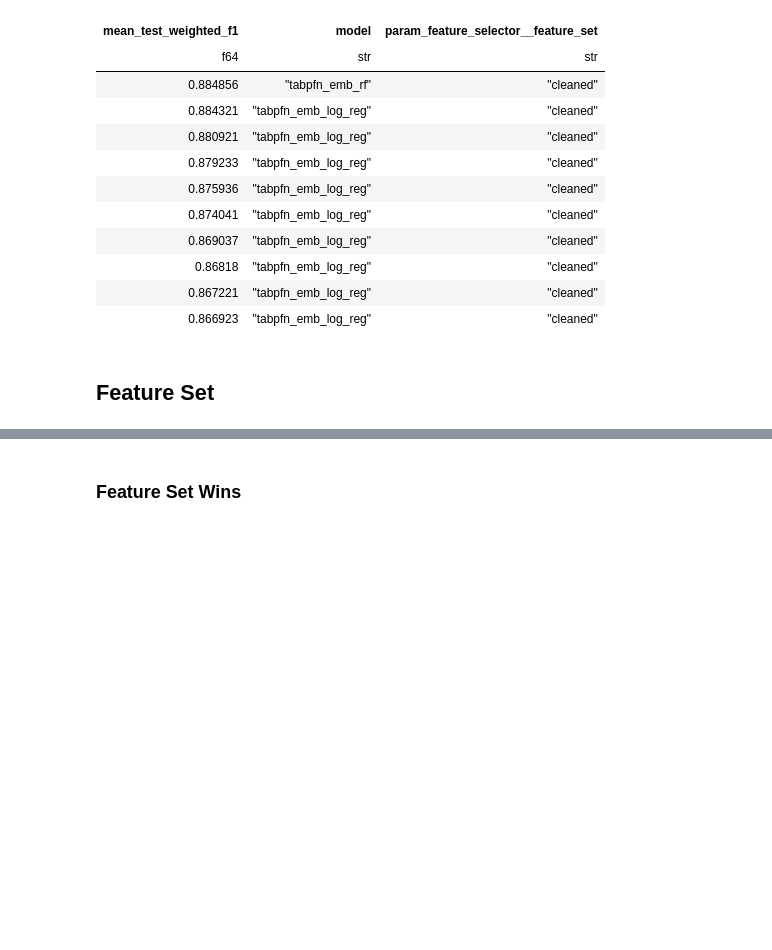
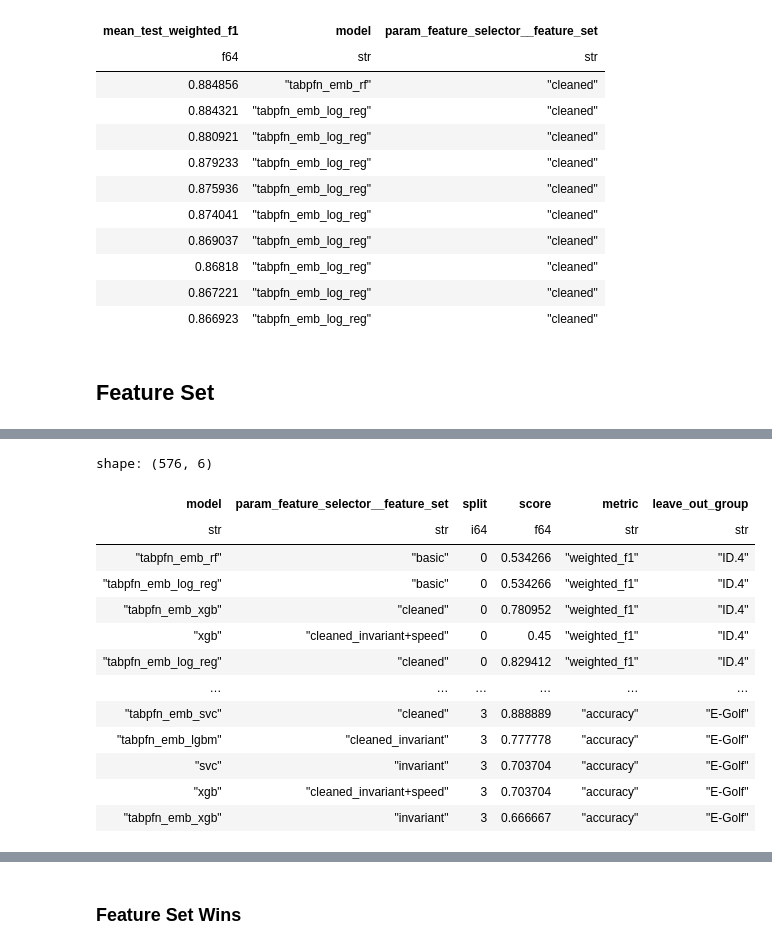
Before and after one commit to m-j-w-f/ROAR, a Jupyter notebook: src/roar/notenbooks/06plot_scores.ipynb, the cells around one changed output, grey strips where cells are left out. Saved outputs shown, nothing was run; the diff lists cells and outputs as text; code cells hidden in the pictures; blank space fills up the shorter version.

```diff
--- a/src/roar/notenbooks/06plot_scores.ipynb
+++ b/src/roar/notenbooks/06plot_scores.ipynb
@@ -88,3 +146,20 @@ all_metrics = (
+# %%
+all_metrics
+# %% [output]
+shape: (576, 6)
+| model | param_feature_selector__feature_set | split | score | metric | leave_out_group |
+| str | str | i64 | f64 | str | str |
+| "tabpfn_emb_rf" | "basic" | 0 | 0.534266 | "weighted_f1" | "ID.4" |
+| "tabpfn_emb_log_reg" | "basic" | 0 | 0.534266 | "weighted_f1" | "ID.4" |
+| "tabpfn_emb_xgb" | "cleaned" | 0 | 0.780952 | "weighted_f1" | "ID.4" |
+| "xgb" | "cleaned_invariant+speed" | 0 | 0.45 | "weighted_f1" | "ID.4" |
+| "tabpfn_emb_log_reg" | "cleaned" | 0 | 0.829412 | "weighted_f1" | "ID.4" |
+| … | … | … | … | … | … |
+| "tabpfn_emb_svc" | "cleaned" | 3 | 0.888889 | "accuracy" | "E-Golf" |
+| "tabpfn_emb_lgbm" | "cleaned_invariant" | 3 | 0.777778 | "accuracy" | "E-Golf" |
+| "svc" | "invariant" | 3 | 0.703704 | "accuracy" | "E-Golf" |
+| "xgb" | "cleaned_invariant+speed" | 3 | 0.703704 | "accuracy" | "E-Golf" |
+| "tabpfn_emb_xgb" | "invariant" | 3 | 0.666667 | "accuracy" | "E-Golf" |
 # %%
 all_metrics.select(pl.col("model").unique()).to_series().to_list()
 # %% [output]
```
Also changed, not shown: parts of 11 cells of this notebook, 26 other files.
